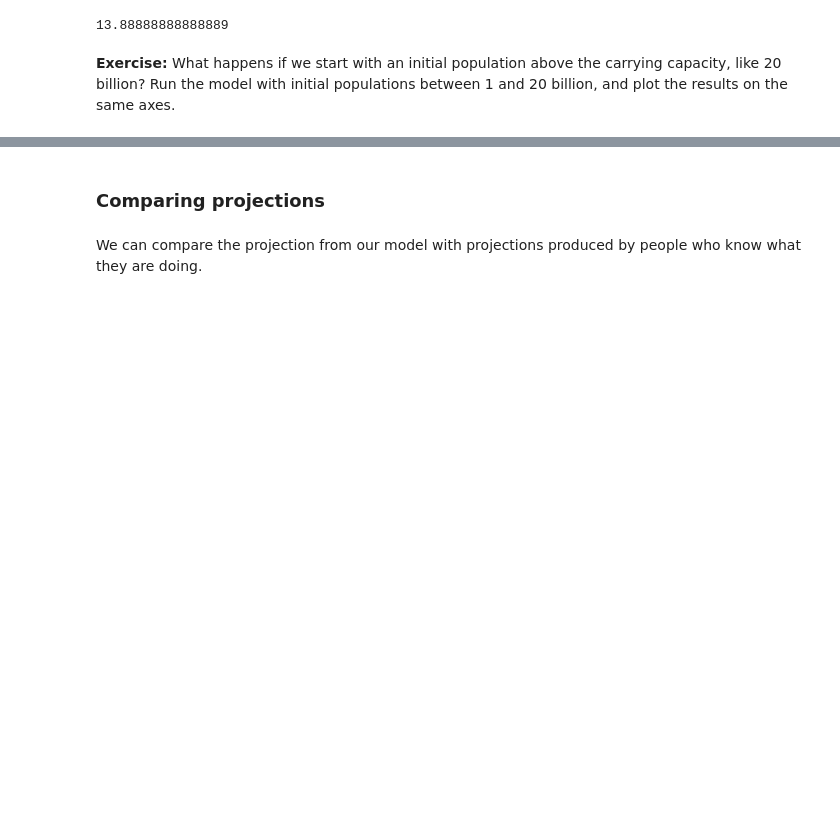
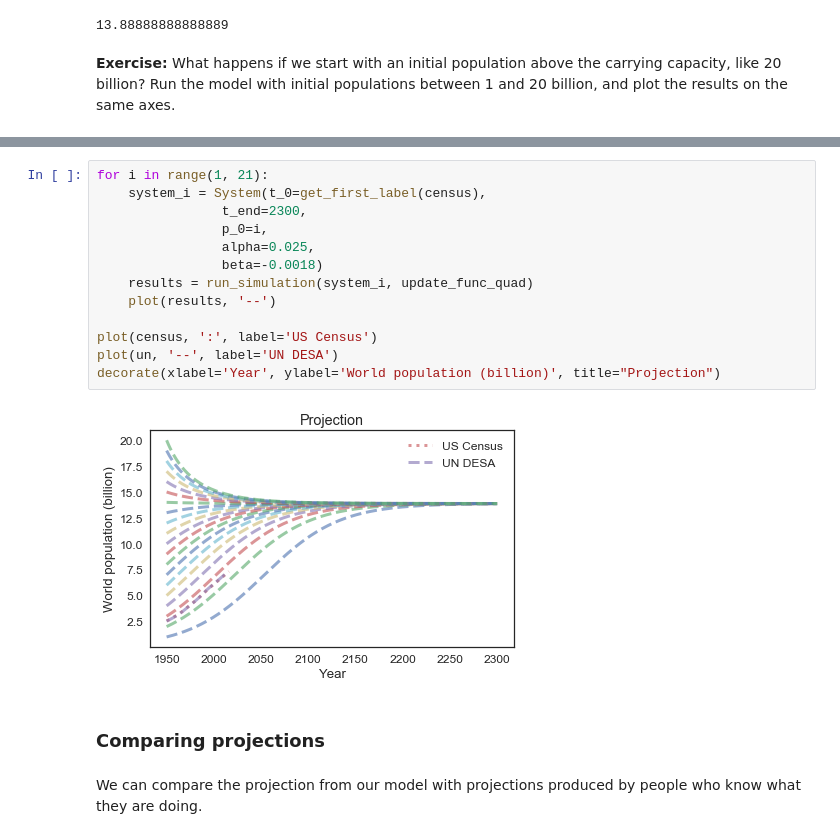
Before and after one commit to sdaitzman/ModSimPy, a Jupyter notebook: code/chap08-mine.ipynb, the cells around one changed output, grey strips where cells are left out. Drawn from its saved outputs; the diff is of its cells as text; blank space fills up the shorter version.

```diff
--- a/code/chap08-mine.ipynb
+++ b/code/chap08-mine.ipynb
@@ -152,3 +158,18 @@ system = System(t_0=t_0,
+# %%
+for i in range(1, 21):
+    system_i = System(t_0=get_first_label(census),
+                t_end=2300,
+                p_0=i,
+                alpha=0.025,
+                beta=-0.0018)
+    results = run_simulation(system_i, update_func_quad)
+    plot(results, '--')
+
+plot(census, ':', label='US Census')
+plot(un, '--', label='UN DESA')
+decorate(xlabel='Year', ylabel='World population (billion)', title="Projection")
+# %% [output]
+[figure, added]
 # %% [markdown]
 ### Comparing projections
 # %% [markdown]
```
Also changed, not shown: parts of 8 cells of this notebook, 2 other files.
